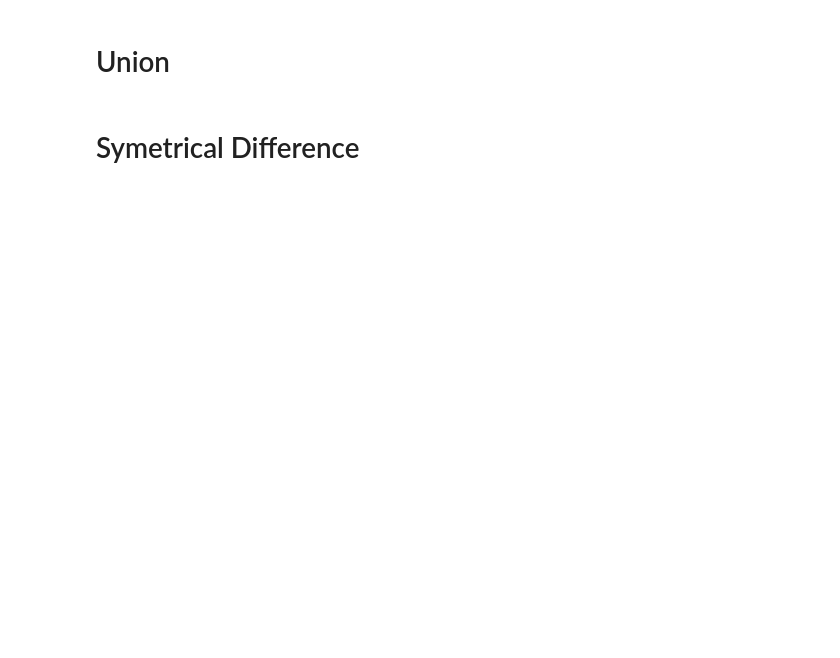
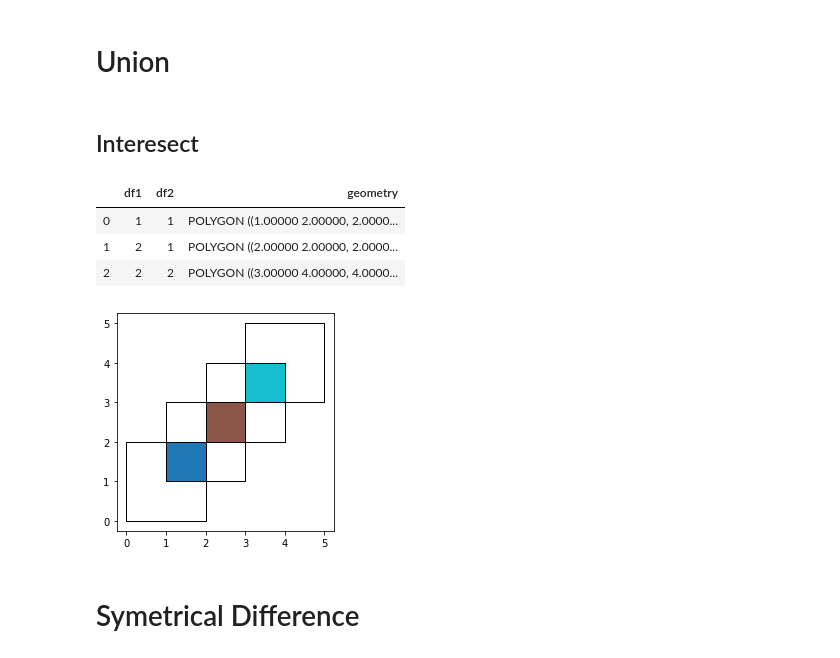
Before and after one commit to pratt-savi-810/pratt-savi-810-2020-03-lesson_05, a Jupyter notebook: completed/lesson_05_completed.ipynb, the cells around one changed output. Saved outputs shown, nothing was run; the diff lists cells and outputs as text; code cells hidden in the pictures; blank space fills up the shorter version.

```diff
--- a/completed/lesson_05_completed.ipynb
+++ b/completed/lesson_05_completed.ipynb
@@ -351,0 +402,17 @@ https://geopandas.org/set_operations.html#more-examples
+# %%
+import geopandas
+from shapely.geometry import Polygon
+
+polys1 = geopandas.GeoSeries([
+    Polygon([(0,0), (2,0), (2,2), (0,2)]),
+    Polygon([(2,2), (4,2), (4,4), (2,4)])
+])
+
+polys2 = geopandas.GeoSeries([
+    Polygon([(1,1), (3,1), (3,3), (1,3)]),
+    Polygon([(3,3), (5,3), (5,5), (3,5)])
+])
+
+df1 = geopandas.GeoDataFrame({'geometry': polys1, 'df1':[1,2]})
+
+df2 = geopandas.GeoDataFrame({'geometry': polys2, 'df2':[1,2]})
@@ -354,2 +439,25 @@ https://geopandas.org/set_operations.html#more-examples
+# %% [markdown]
+## Interesect
+# %%
+res_intersection = geopandas.overlay(
+    df1,
+    df2,
+    how='intersection',
+)
+# %%
+res_intersection
+# %% [output]
+|  | df1 | df2 | geometry |
+| 0 | 1 | 1 | POLYGON ((1.00000 2.00000, 2.0000... |
+| 1 | 2 | 1 | POLYGON ((2.00000 2.00000, 2.0000... |
+| 2 | 2 | 2 | POLYGON ((3.00000 4.00000, 4.0000... |
+# %%
+ax = res_intersection.plot(cmap='tab10')
+
+df1.plot(ax=ax, facecolor='none', edgecolor='k');
+
+df2.plot(ax=ax, facecolor='none', edgecolor='k');
+# %% [output]
+[figure, added]
 # %% [markdown]
 # Symetrical Difference
```
Also changed, not shown: parts of 72 cells of this notebook, 1 other file.
